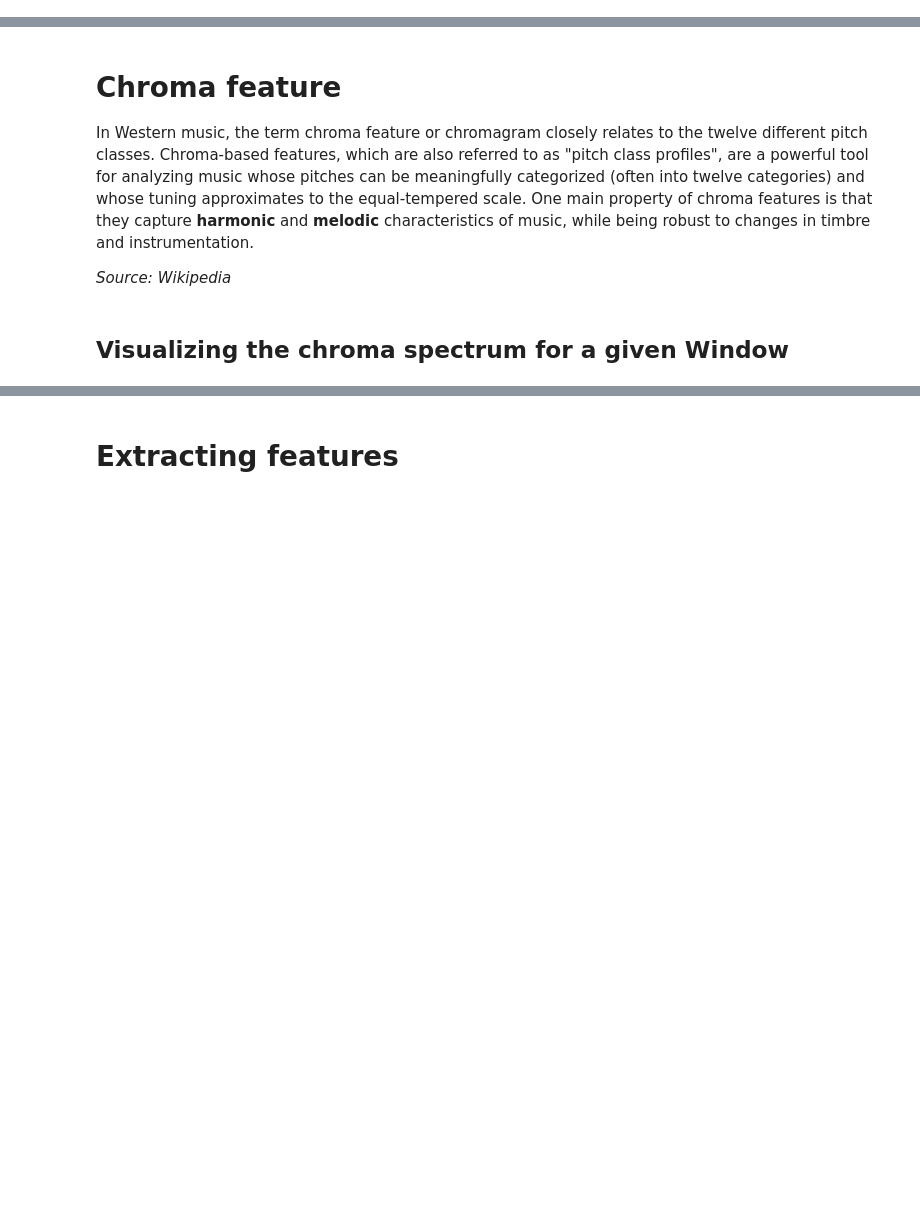
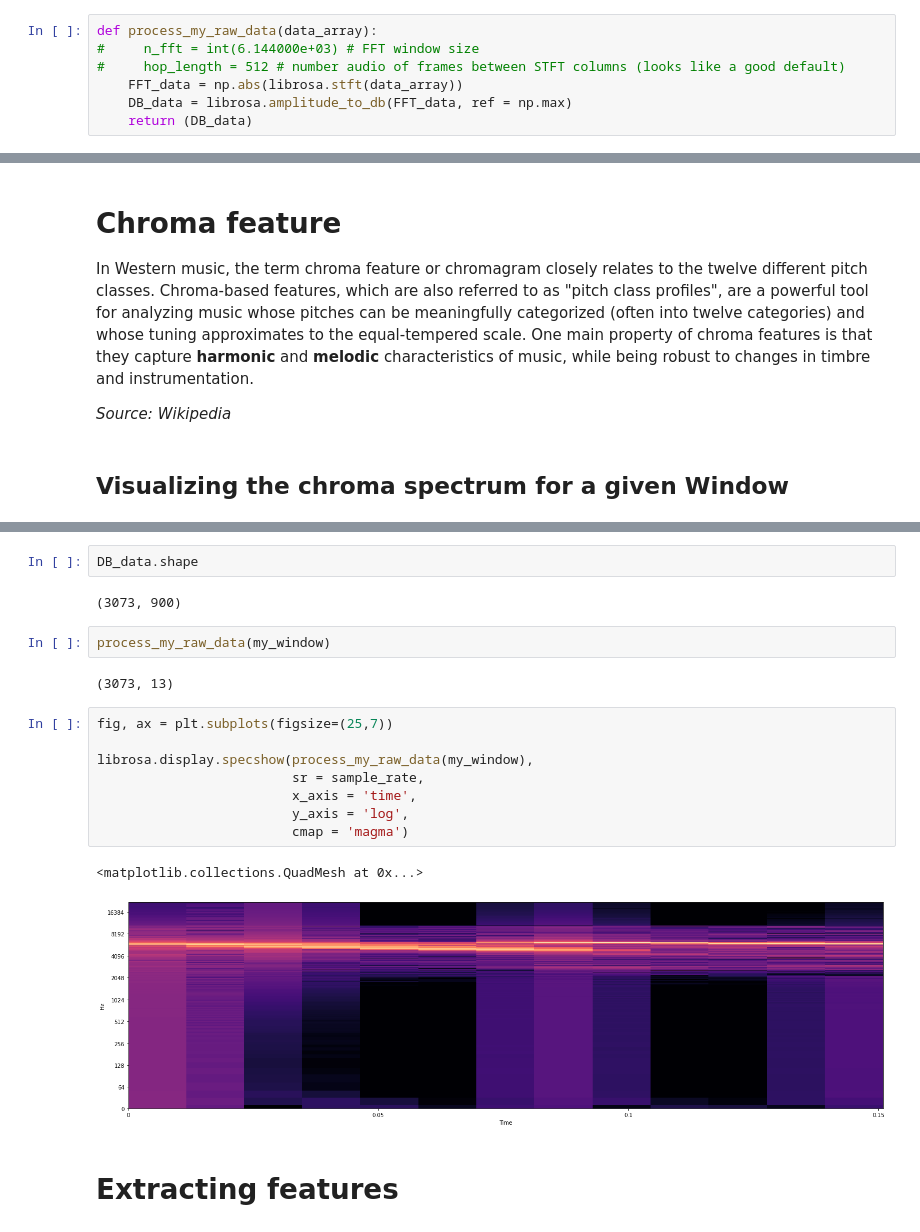
Before and after one commit to rjlopez2/ADS-_CAS_Bern_2020, a Jupyter notebook: Projects/M3/new_project/feature_extraction.ipynb, the cells around one changed output, grey strips where cells are left out. Cells and saved outputs as stored; diff of their text form; blank space fills up the shorter version.

```diff
--- a/Projects/M3/new_project/feature_extraction.ipynb
+++ b/Projects/M3/new_project/feature_extraction.ipynb
@@ -306,6 +306,13 @@ The spectral centroid is a measure used in digital signal processing to characte
 my_window_indx = 15
 my_species_name = "Poecile_montanus"
 my_window = windows_fixed[my_species_name][my_window_indx]
+# %%
+def process_my_raw_data(data_array):
+#     n_fft = int(6.144000e+03) # FFT window size
+#     hop_length = 512 # number audio of frames between STFT columns (looks like a good default)
+    FFT_data = np.abs(librosa.stft(data_array))
+    DB_data = librosa.amplitude_to_db(FFT_data, ref = np.max)
+    return (DB_data)
 # %%
 # Compute short time Fourier transforms and stract magnitude (S) component
 S, _ = librosa.magphase(librosa.stft(y=my_window))
@@ -350,6 +361,25 @@ ax.set(title='Chromagram')
 # %% [output]
 [Text(0.5, 1.0, 'Chromagram')]
 [figure]
+# %%
+DB_data.shape
+# %% [output]
+(3073, 900)
+# %%
+process_my_raw_data(my_window)
+# %% [output]
+(3073, 13)
+# %%
+fig, ax = plt.subplots(figsize=(25,7))
+
+librosa.display.specshow(process_my_raw_data(my_window),
+                         sr = sample_rate,
+                         x_axis = 'time',
+                         y_axis = 'log',
+                         cmap = 'magma')
+# %% [output]
+<matplotlib.collections.QuadMesh at 0x...>
+[figure, added]
 # %% [markdown]
 #  Extracting features
 # %%
```
Also changed, not shown: parts of 1 cell of this notebook.
